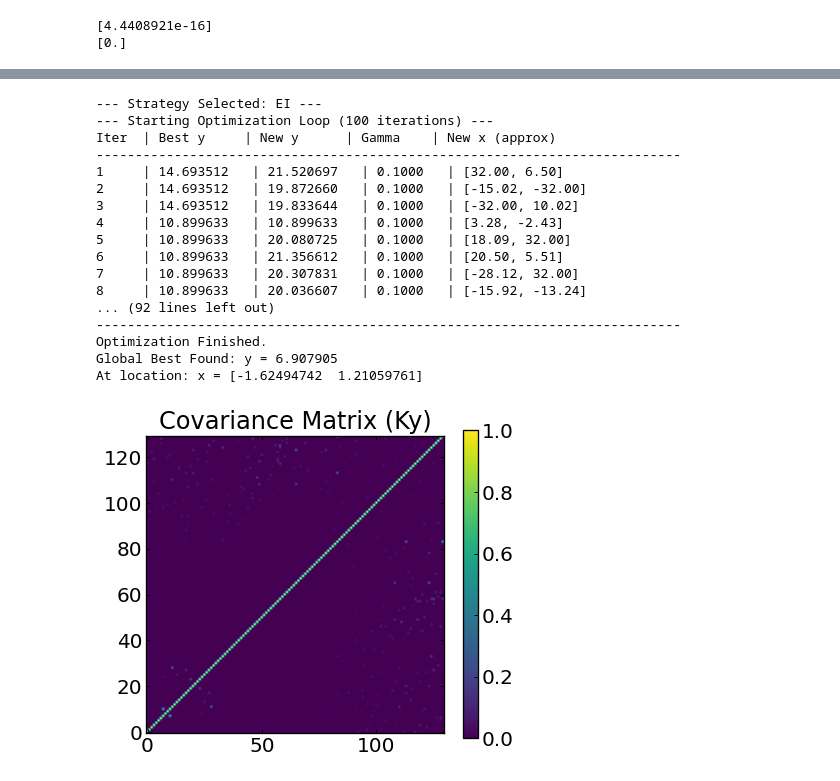
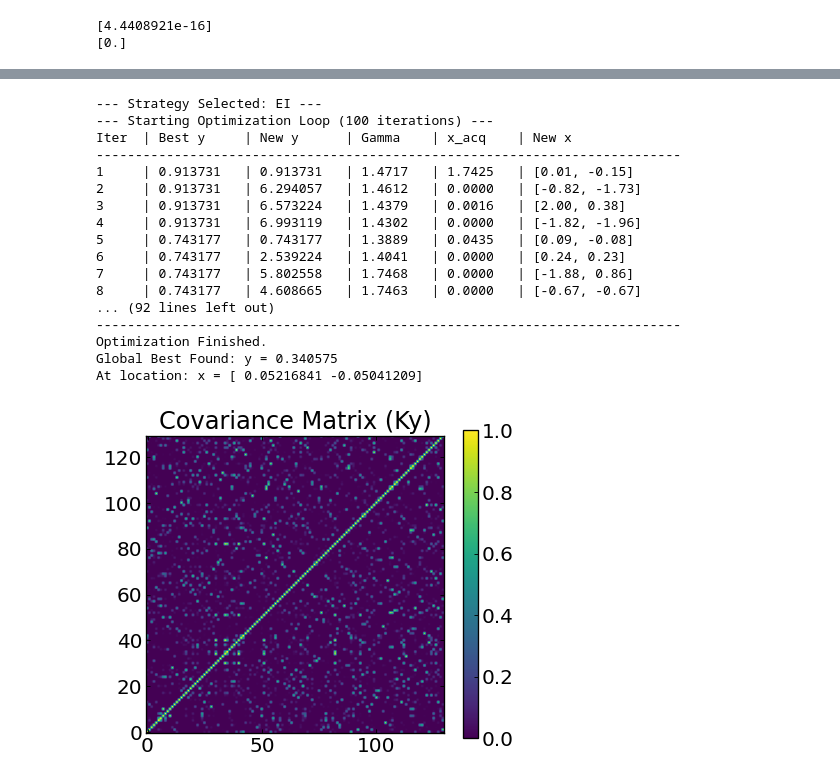
Before and after one commit to Ryoaki374/MLxAntennaDesignOptimization, a Jupyter notebook: debug/gaussian_process_debug.ipynb, the cells around one changed output, grey strips where cells are left out. Drawn from its saved outputs; the diff is of its cells as text; code cells hidden in the pictures.

Commit message:
[rev] debug

```diff
--- a/debug/gaussian_process_debug.ipynb
+++ b/debug/gaussian_process_debug.ipynb
@@ -174,7 +174,9 @@ kernel = lib_debug.rbf_kernel
 # -------------------- 2. Settings --------------------
 dims = 2
 lower_bounds = [-32, -32]
+lower_bounds = [-2, -2]
 upper_bounds = [32, 32]
+upper_bounds = [2, 2]
 
 # Initial Gamma
 current_gamma = 1.0
@@ -205,7 +207,7 @@ y_train = lib_debug.ackley_2d(X_train).reshape(-1, 1)
 
 # -------------------- 4. Bayesian Optimization Loop --------------------
 print(f"--- Starting Optimization Loop ({n_iter} iterations) ---")
-print(f"{'Iter':<5} | {'Best y':<10} | {'New y':<10} | {'Gamma':<8} | {'New x (approx)'}")
+print(f"{'Iter':<5} | {'Best y':<10} | {'New y':<10} | {'Gamma':<8} | {'x_acq':<8} | {'New x'}")
 print("-" * 75)
 
 for i in range(n_iter):
@@ -226,53 +228,53 @@ for i in range(n_iter):
 
     # --- Step C & D: Optimize Acquisition Function (Find Next Point) ---
     # Instead of Grid Search, we use continuous optimization (L-BFGS-B)
-    x_new, _ = lib_debug.optimize_acquisition(
+    x_new, x_acq = lib_debug.optimize_acquisition(
         kernel,
         acq_func,
         X_train, y_train, Ky_inv, current_gamma,
         lower_bounds, upper_bounds, acq_params
     )
 
     # --- Step E: Evaluate True Function ---
     y_new = lib_debug.ackley_2d(x_new.reshape(1, -1))
 
     # --- Step F: Update Data ---
     X_train = np.vstack([X_train, x_new])
     y_train = np.vstack([y_train, y_new])
 
     # Log
     current_best = np.min(y_train)
-    print(f"{i+1:<5} | {current_best:.6f}   | {y_new.item():.6f}   | {current_gamma:.4f}   | [{x_new[0]:.2f}, {x_new[1]:.2f}]")
+    print(f"{i+1:<5} | {current_best:.6f}   | {y_new.item():.6f}   | {current_gamma:.4f}   | {x_acq:.4f}   | [{x_new[0]:.2f}, {x_new[1]:.2f}]")
 
 # -------------------- 5. Final Result & Visualization --------------------
 best_idx_final = np.argmin(y_train)
 print("-" * 75)
 print(f"Optimization Finished.")
 print(f"Global Best Found: y = {y_train[best_idx_final].item():.6f}")
 print(f"At location: x = {X_train[best_idx_final]}")
 
 # Final Covariance Plot
 K_final = kernel(X_train, X_train, current_gamma)
 lib_debug.plot_covariance_matrix(K_final)
 # %% [output]
 --- Strategy Selected: EI ---
 --- Starting Optimization Loop (100 iterations) ---
-Iter  | Best y     | New y      | Gamma    | New x (approx)
+Iter  | Best y     | New y      | Gamma    | x_acq    | New x
 ---------------------------------------------------------------------------
-1     | 14.693512   | 21.520697   | 0.1000   | [32.00, 6.50]
-2     | 14.693512   | 19.872660   | 0.1000   | [-15.02, -32.00]
-3     | 14.693512   | 19.833644   | 0.1000   | [-32.00, 10.02]
-4     | 10.899633   | 10.899633   | 0.1000   | [3.28, -2.43]
-5     | 10.899633   | 20.080725   | 0.1000   | [18.09, 32.00]
-6     | 10.899633   | 21.356612   | 0.1000   | [20.50, 5.51]
-7     | 10.899633   | 20.307831   | 0.1000   | [-28.12, 32.00]
-8     | 10.899633   | 20.036607   | 0.1000   | [-15.92, -13.24]
+1     | 0.913731   | 0.913731   | 1.4717   | 1.7425   | [0.01, -0.15]
+2     | 0.913731   | 6.294057   | 1.4612   | 0.0000   | [-0.82, -1.73]
+3     | 0.913731   | 6.573224   | 1.4379   | 0.0016   | [2.00, 0.38]
+4     | 0.913731   | 6.993119   | 1.4302   | 0.0000   | [-1.82, -1.96]
+5     | 0.743177   | 0.743177   | 1.3889   | 0.0435   | [0.09, -0.08]
+6     | 0.743177   | 2.539224   | 1.4041   | 0.0000   | [0.24, 0.23]
+7     | 0.743177   | 5.802558   | 1.7468   | 0.0000   | [-1.88, 0.86]
+8     | 0.743177   | 4.608665   | 1.7463   | 0.0000   | [-0.67, -0.67]
 ... (92 lines left out)
 ---------------------------------------------------------------------------
 Optimization Finished.
-Global Best Found: y = 6.907905
-At location: x = [-1.62494742  1.21059761]
+Global Best Found: y = 0.340575
+At location: x = [ 0.05216841 -0.05041209]
-[figure, old version]
+[figure, new version]
 # %%
 import numpy as np
 from scipy.optimize import minimize
```
Also changed, not shown: parts of 4 cells of this notebook.
